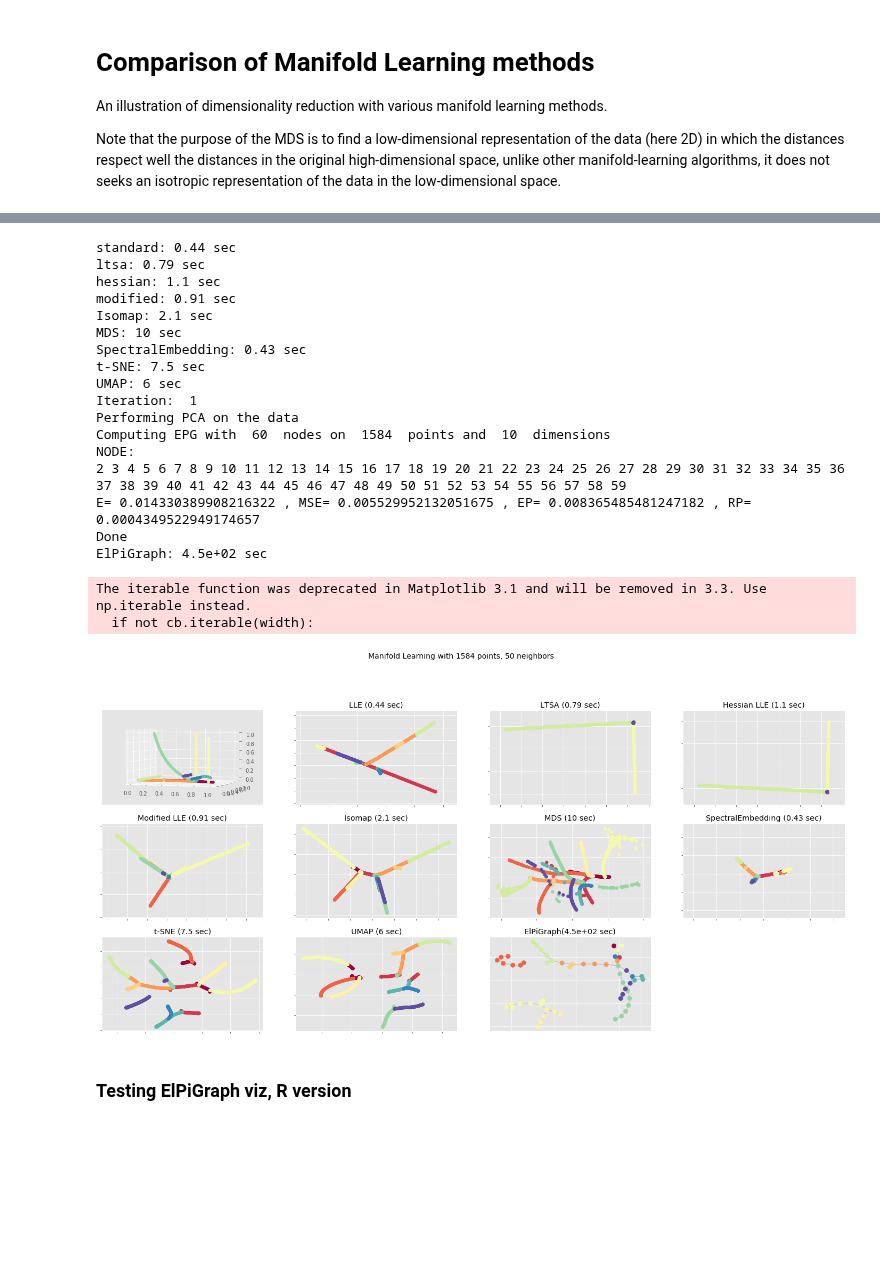
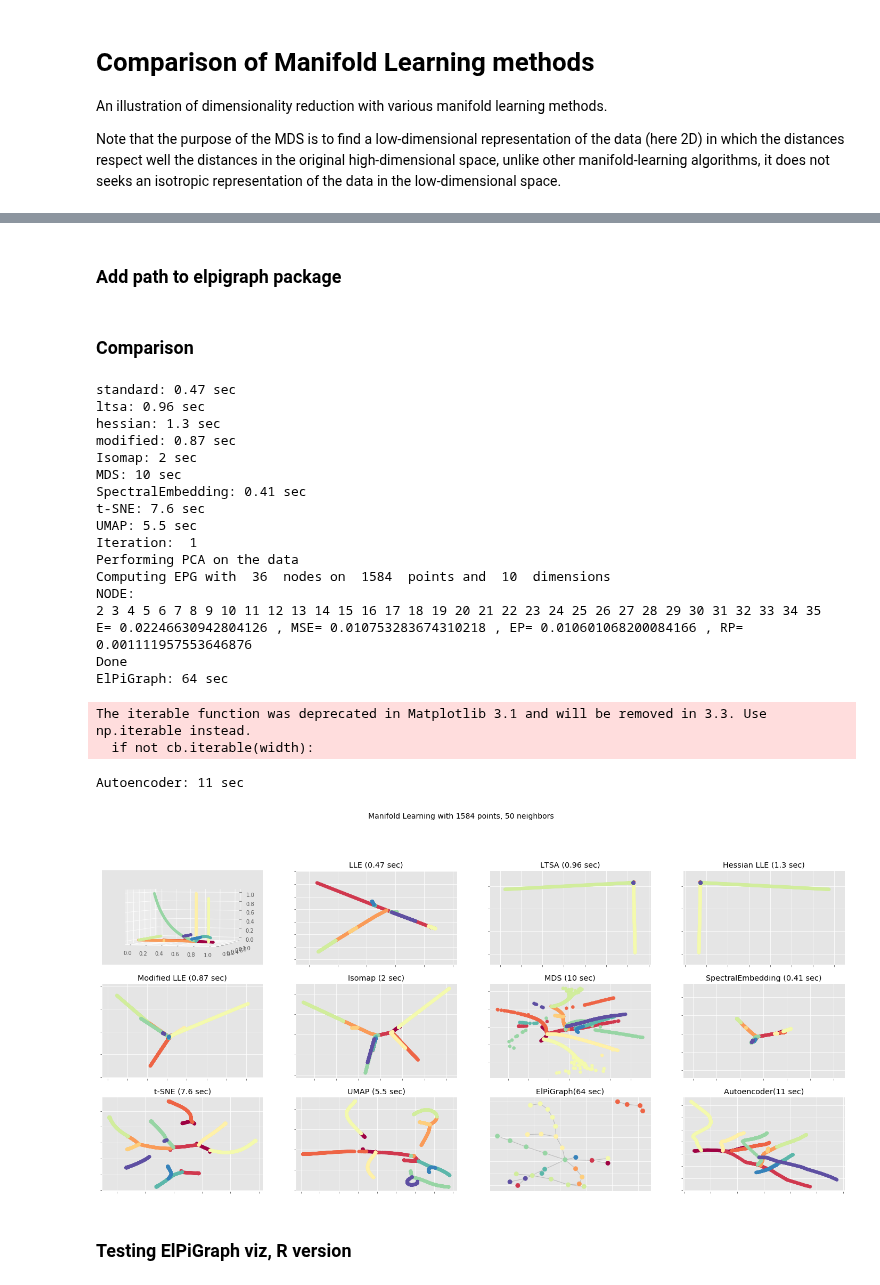
Before and after one commit to auranic/LizardBrain, a Jupyter notebook: plot_compare_methods.ipynb, the cells around one changed output, grey strips where cells are left out. Saved outputs shown, nothing was run; the diff lists cells and outputs as text; code cells hidden in the pictures; blank space fills up the shorter version.

Commit message:
added autoencoder

```diff
--- a/plot_compare_methods.ipynb
+++ b/plot_compare_methods.ipynb
@@ -15,0 +30,2 @@ representation of the data in the low-dimensional space.
+# %% [markdown]
+### Add path to elpigraph package
@@ -34,3 +51,5 @@ import networkx as nx
+# %% [markdown]
+### Comparison
 # %%
 # Next line to silence pyflakes. This import is needed.
 Axes3D
@@ -172,46 +191,88 @@ for i0,i in enumerate(np.unique(partition)):
 ### Draw graph
 ax = fig.add_subplot(4,4,11)
 
 g=nx.Graph()
 g.add_edges_from(Edges2.T)
 pos = nx.spring_layout(g,scale=2)
 ec = nx.draw_networkx_edges(g, pos, alpha=0.2)
 nc = nx.draw_networkx_nodes(g, pos,
                             nodelist=list(np.unique(partition)),
                             node_color=main_col_nodes,
                             node_size=70,
                             cmap=plt.cm.Spectral)
 
 
 
 plt.title("ElPiGraph(%.2g sec)" % (t1 - t0))
 ax.xaxis.set_major_formatter(NullFormatter())
 ax.yaxis.set_major_formatter(NullFormatter())
 plt.axis('tight')
 
 
+### Autoencoder ###
+
+layer_sizes = [64,32,16,8]
+#encoder
+inputs = Input(shape=(X.shape[1],), name='encoder_input')
+x = inputs
+for size in layer_sizes:
+    x = Dense(size, activation='relu',kernel_initializer='he_uniform')(x)
+latent = Dense(n_components,kernel_initializer='he_uniform', name='latent_vector')(x)
+encoder = Model(inputs, latent, name='encoder')
+
+#decoder
+latent_inputs = Input(shape=(n_components,), name='decoder_input')
+x = latent_inputs
+for size in layer_sizes[::-1]:
+    x = Dense(size, activation='relu',kernel_initializer='he_uniform')(x)
+outputs = Dense(X.shape[1] ,activation='sigmoid',kernel_initializer='he_uniform',name='decoder_output')(x)
+decoder = Model(latent_inputs, outputs, name='decoder')
+
+#autoencoder
+autoencoder = Model(inputs, decoder(encoder(inputs)), name='autoencoder')
+
+#model summary
+# encoder.summary()
+# decoder.summary()
+# autoencoder.summary()
+X_01 = (X-X.min())/(X.max()-X.min())
+autoencoder.compile(loss='mse', optimizer='adam')
+t0 = time()
+autoencoder.fit(x=X_01,y=X_01,epochs=100,verbose=0)
+Y = encoder.predict(X)
+t1 = time()
+print("Autoencoder: %.2g sec" % (t1 - t0))
+
+ax = fig.add_subplot(4,4,12)
+plt.scatter(Y[:, 0], Y[:, 1], c=color, cmap=plt.cm.Spectral)
+plt.title("Autoencoder(%.2g sec)" % (t1 - t0))
+ax.xaxis.set_major_formatter(NullFormatter())
+ax.yaxis.set_major_formatter(NullFormatter())
+plt.axis('tight')
+
 plt.show()
 # %% [output]
-standard: 0.44 sec
-ltsa: 0.79 sec
-hessian: 1.1 sec
-modified: 0.91 sec
-Isomap: 2.1 sec
+standard: 0.47 sec
+ltsa: 0.96 sec
+hessian: 1.3 sec
+modified: 0.87 sec
+Isomap: 2 sec
 MDS: 10 sec
-SpectralEmbedding: 0.43 sec
-t-SNE: 7.5 sec
-UMAP: 6 sec
+SpectralEmbedding: 0.41 sec
+t-SNE: 7.6 sec
+UMAP: 5.5 sec
 Iteration:  1
 Performing PCA on the data
-Computing EPG with  60  nodes on  1584  points and  10  dimensions
+Computing EPG with  36  nodes on  1584  points and  10  dimensions
 NODE:
-2 3 4 5 6 7 8 9 10 11 12 13 14 15 16 17 18 19 20 21 22 23 24 25 26 27 28 29 30 31 32 33 34 35 36 37 38 39 40 41 42 43 44 45 46 47 48 49 50 51 52 53 54 55 56 57 58 59
-E= 0.014330389908216322 , MSE= 0.005529952132051675 , EP= 0.008365485481247182 , RP= 0.0004349522949174657
+2 3 4 5 6 7 8 9 10 11 12 13 14 15 16 17 18 19 20 21 22 23 24 25 26 27 28 29 30 31 32 33 34 35
+E= 0.02246630942804126 , MSE= 0.010753283674310218 , EP= 0.010601068200084166 , RP= 0.001111957553646876
 Done
-ElPiGraph: 4.5e+02 sec
+ElPiGraph: 64 sec
 The iterable function was deprecated in Matplotlib 3.1 and will be removed in 3.3. Use np.iterable instead.
   if not cb.iterable(width):
+Autoencoder: 11 sec
-[figure, old version]
+[figure, new version]
 # %% [markdown]
 ### Testing ElPiGraph viz, R version
 # %%
```
Also changed, not shown: parts of 5 cells of this notebook.
